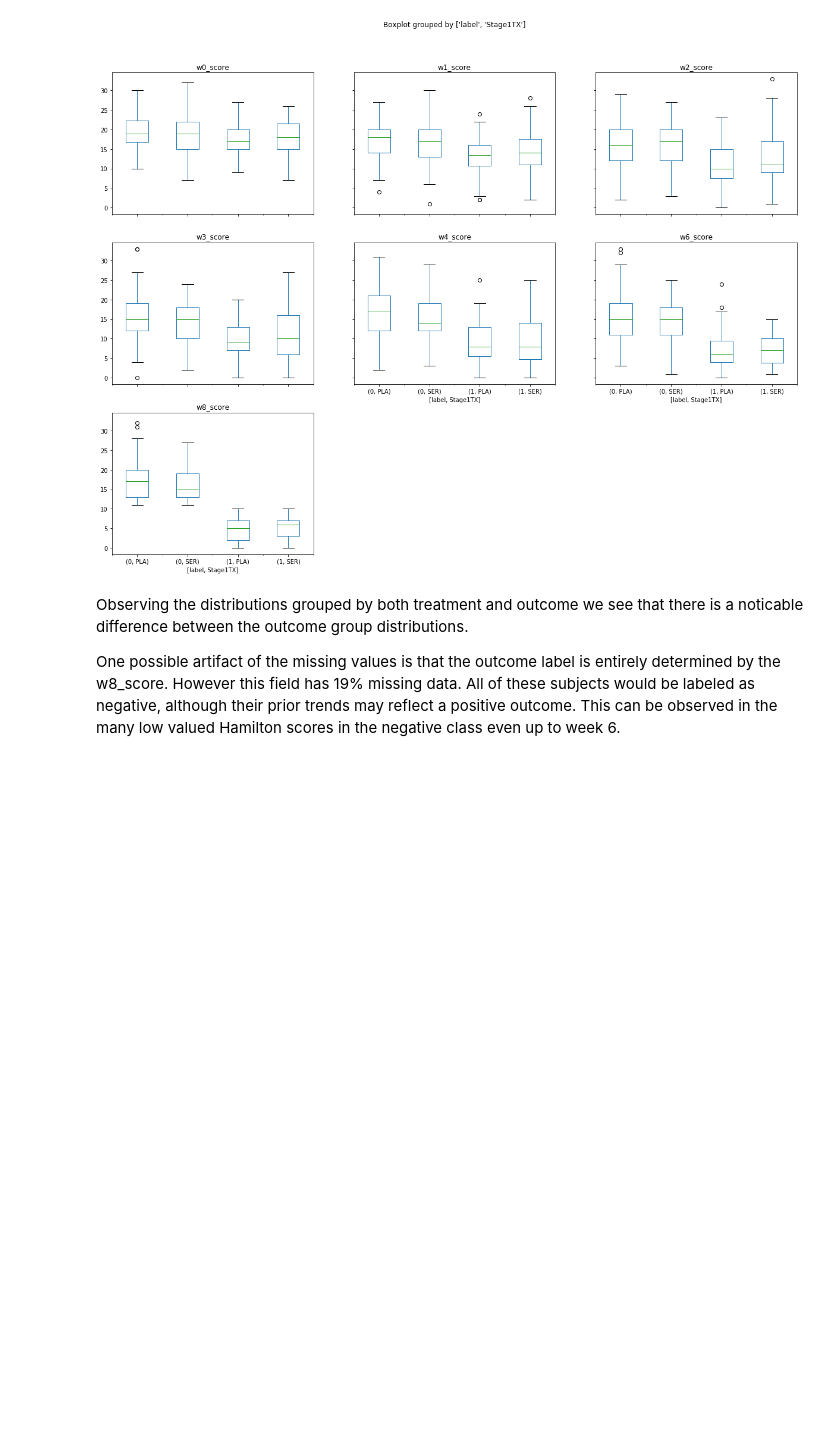
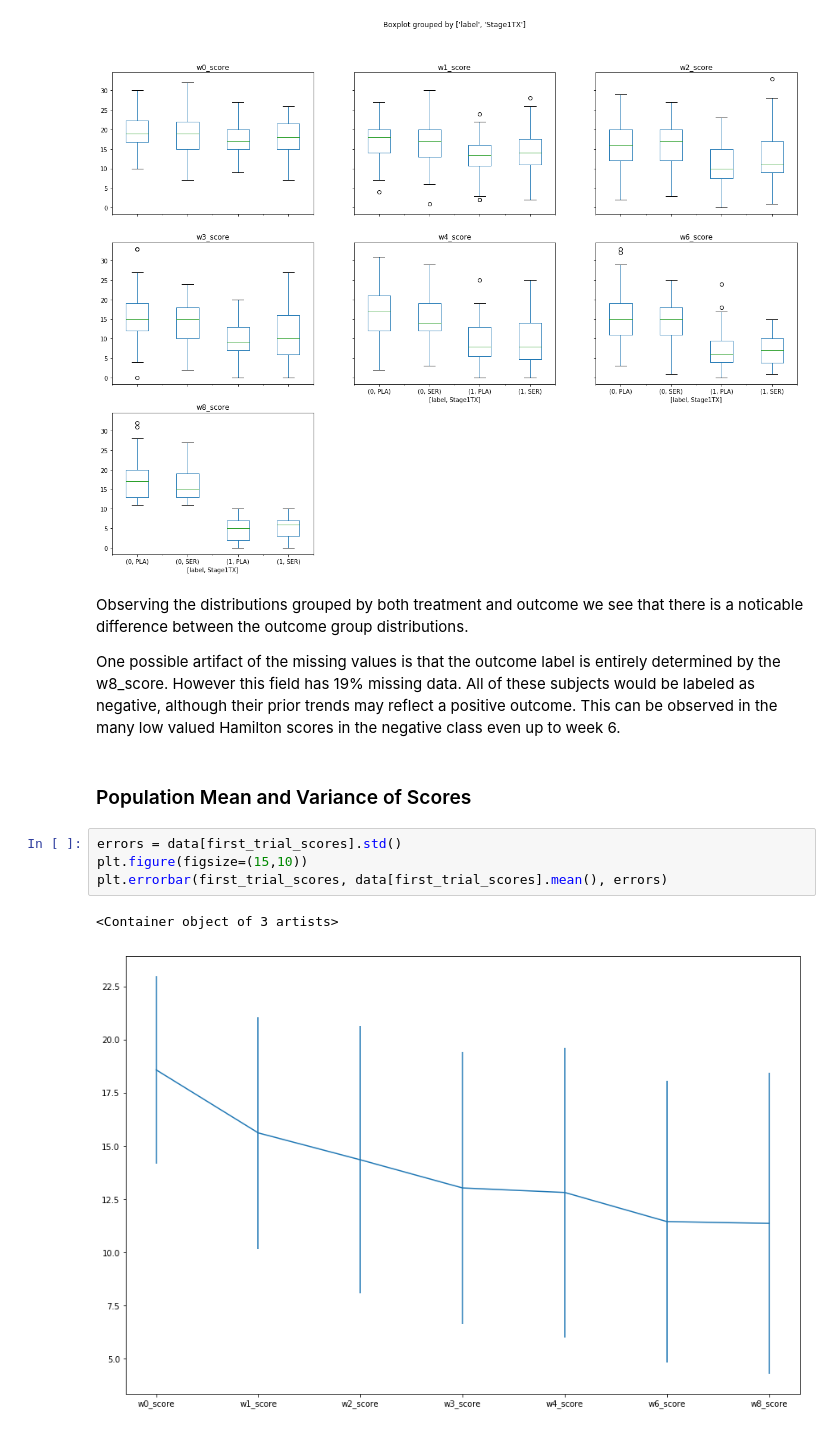
Before and after one commit to moduIo/Clinical-Depression-Study, a Jupyter notebook: main.ipynb, the cells around one changed output. Saved outputs shown, nothing was run; the diff lists cells and outputs as text; blank space fills up the shorter version.

Commit message:
Add mean and variance score distributions

```diff
--- a/main.ipynb
+++ b/main.ipynb
@@ -125,3 +125,12 @@ array([[<matplotlib.axes._subplots.AxesSubplot object at 0x...>,
 Observing the distributions grouped by both treatment and outcome we see that there is a noticable difference between the outcome group distributions.
 
 One possible artifact of the missing values is that the outcome label is entirely determined by the w8_score.  However this field has 19% missing data.  All of these subjects would be labeled as negative, although their prior trends may reflect a positive outcome.  This can be observed in the many low valued Hamilton scores in the negative class even up to week 6.
+# %% [markdown]
+### Population Mean and Variance of Scores
+# %%
+errors = data[first_trial_scores].std()
+plt.figure(figsize=(15,10))
+plt.errorbar(first_trial_scores, data[first_trial_scores].mean(), errors)
+# %% [output]
+<Container object of 3 artists>
+[figure, added]
```
Also changed, not shown: parts of 4 cells of this notebook.
